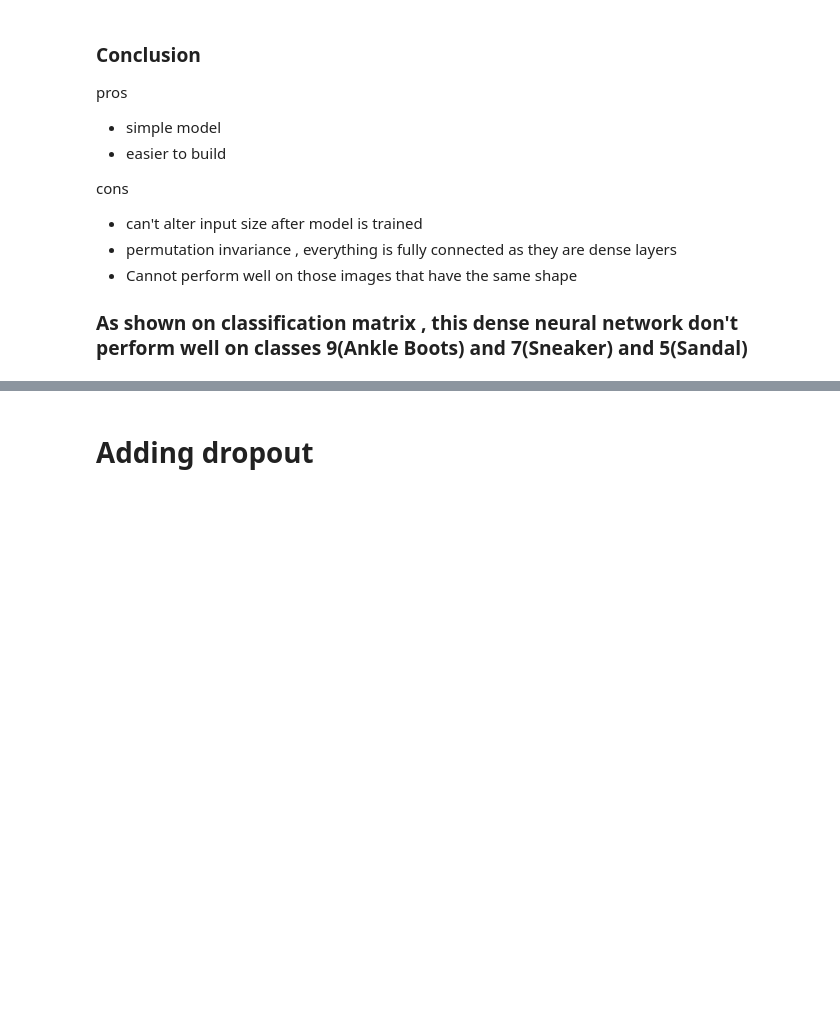
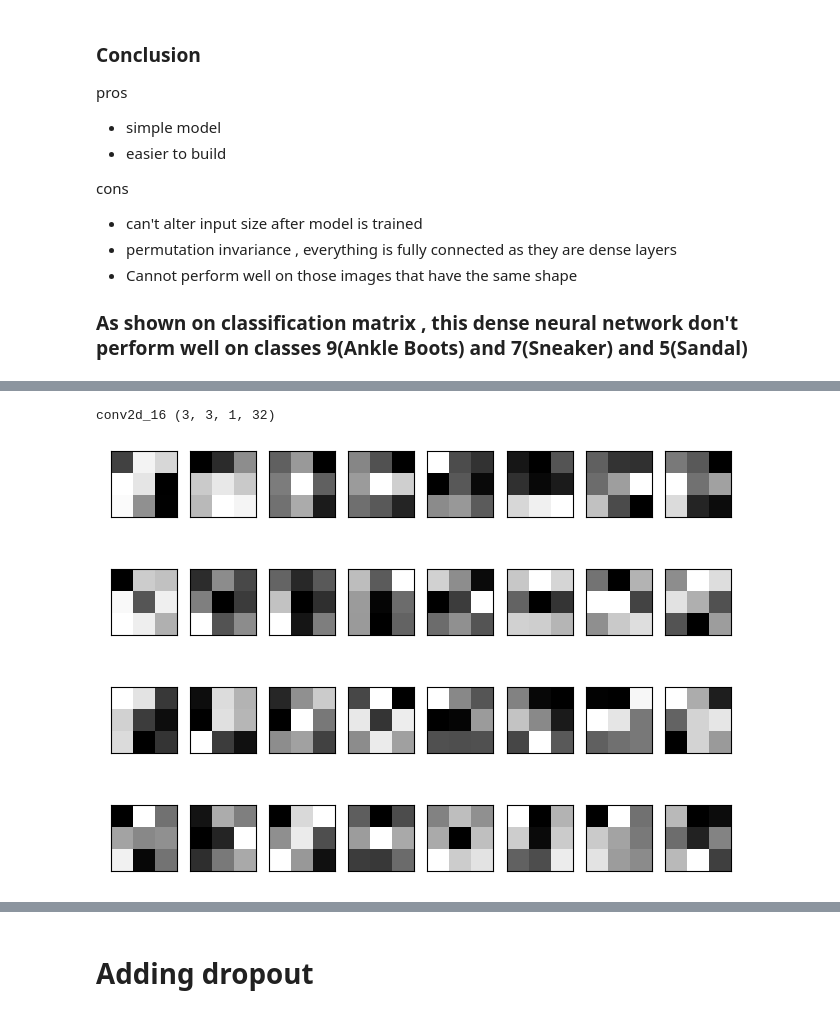
Before and after one commit to JoelPoah/Fashion_MNIST, a Jupyter notebook: fashion.ipynb, the cells around one changed output, grey strips where cells are left out. Cells and saved outputs as stored; diff of their text form; code cells hidden in the pictures; blank space fills up the shorter version.

```diff
--- a/fashion.ipynb
+++ b/fashion.ipynb
@@ -473,3 +473,27 @@ Epoch 10/10
+# %%
+#Understand the filters in the model
+#Let us pick the first hidden layer as the layer of interest.
+layer = fashion_model.layers #Conv layers at 0,
+filters, biases = fashion_model.layers[0].get_weights()
+print(layer[0].name, filters.shape)
+
+# plot filters
+
+fig1=plt.figure(figsize=(8, 12))
+columns = 8
+rows = 8
+n_filters = 32 ## the number of filters in our first layer
+for i in range(1, n_filters + 1):
+    f = filters[:, :, :, i-1]
+    fig1 =plt.subplot(rows, columns, i)
+    fig1.set_xticks([])  #Turn off axis
+    fig1.set_yticks([])
+    plt.imshow(f[:, :, 0], cmap='gray') #Show only the filters from 0th channel (R)
+    #ix += 1
+plt.show()
+# %% [output]
+conv2d_16 (3, 3, 1, 32)
+[figure, added]
 # %%
 # Import the Conv2D and Flatten layers and instantiate model
 # reshape dataset to have a single channel
```
Also changed, not shown: parts of 6 cells of this notebook.
